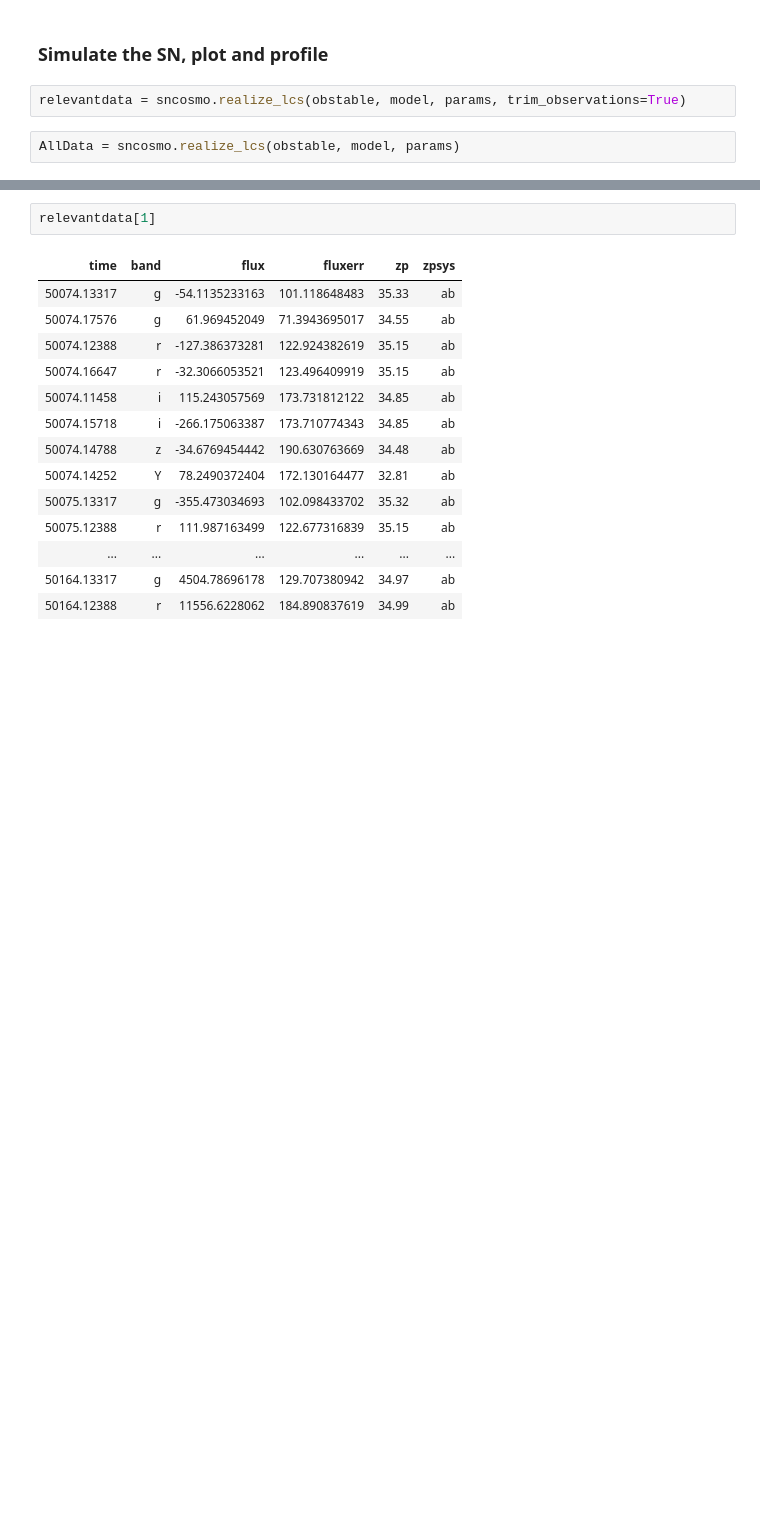
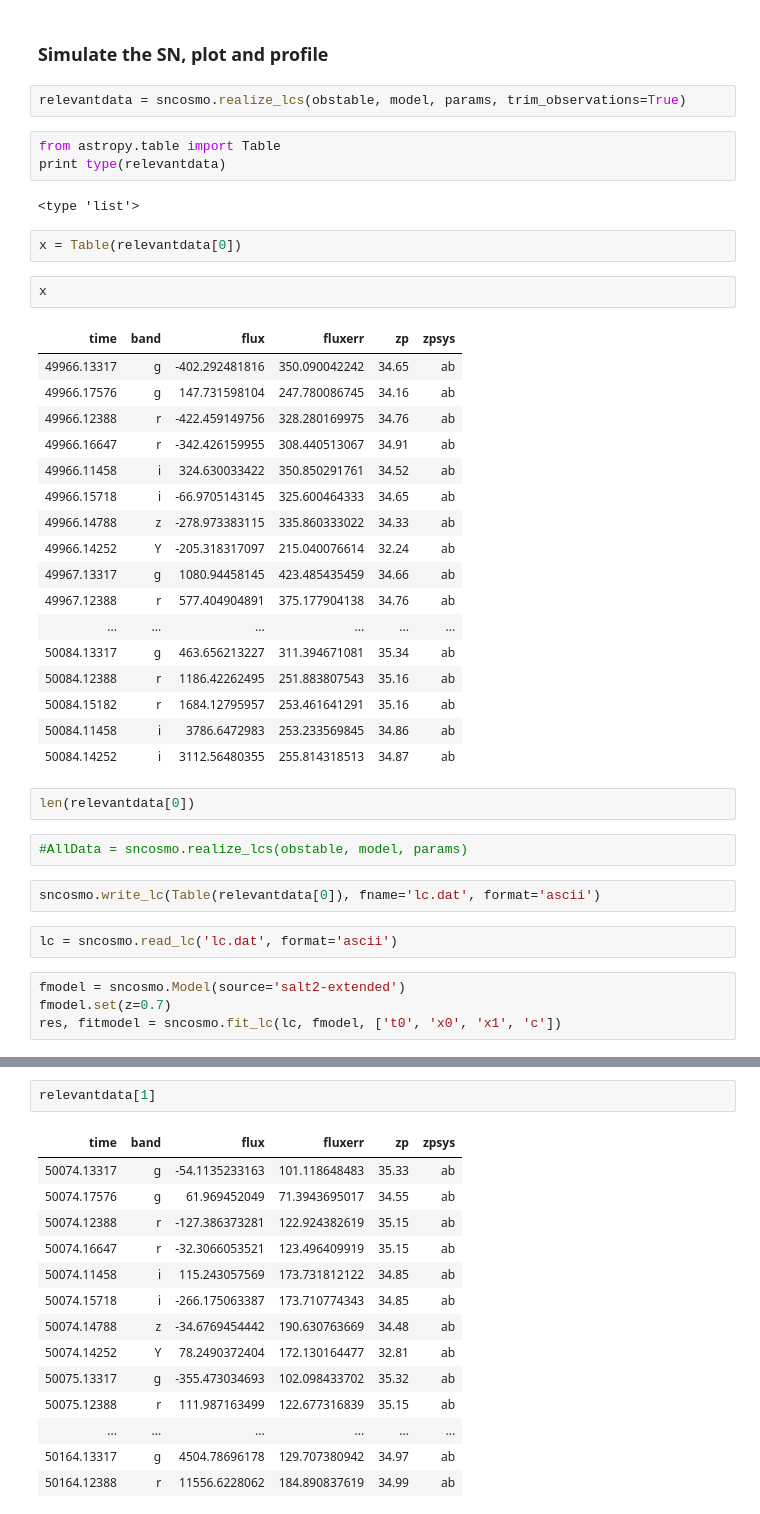
Before and after one commit to rbiswas4/lsstpipeline, a Jupyter notebook: realize_lcs.ipynb, the cells around one changed output, grey strips where cells are left out. Drawn from its saved outputs; the diff is of its cells as text; blank space fills up the shorter version.

```diff
--- a/realize_lcs.ipynb
+++ b/realize_lcs.ipynb
@@ -120,6 +120,43 @@ obstable
 ### Simulate the SN, plot and profile
 # %%
 relevantdata = sncosmo.realize_lcs(obstable, model, params, trim_observations=True)
+# %%
+from astropy.table import Table
+print type(relevantdata)
+# %% [output]
+<type 'list'>
+# %%
+x = Table(relevantdata[0])
+# %%
+x
+# %% [output]
+| time | band | flux | fluxerr | zp | zpsys |
+| 49966.13317 | g | -402.292481816 | 350.090042242 | 34.65 | ab |
+| 49966.17576 | g | 147.731598104 | 247.780086745 | 34.16 | ab |
+| 49966.12388 | r | -422.459149756 | 328.280169975 | 34.76 | ab |
+| 49966.16647 | r | -342.426159955 | 308.440513067 | 34.91 | ab |
+| 49966.11458 | i | 324.630033422 | 350.850291761 | 34.52 | ab |
+| 49966.15718 | i | -66.9705143145 | 325.600464333 | 34.65 | ab |
+| 49966.14788 | z | -278.973383115 | 335.860333022 | 34.33 | ab |
+| 49966.14252 | Y | -205.318317097 | 215.040076614 | 32.24 | ab |
+| 49967.13317 | g | 1080.94458145 | 423.485435459 | 34.66 | ab |
+| 49967.12388 | r | 577.404904891 | 375.177904138 | 34.76 | ab |
+| ... | ... | ... | ... | ... | ... |
+| 50084.13317 | g | 463.656213227 | 311.394671081 | 35.34 | ab |
+| 50084.12388 | r | 1186.42262495 | 251.883807543 | 35.16 | ab |
+| 50084.15182 | r | 1684.12795957 | 253.461641291 | 35.16 | ab |
+| 50084.11458 | i | 3786.6472983 | 253.233569845 | 34.86 | ab |
+| 50084.14252 | i | 3112.56480355 | 255.814318513 | 34.87 | ab |
+# %%
+len(relevantdata[0])
 # %%
-AllData = sncosmo.realize_lcs(obstable, model, params)
+#AllData = sncosmo.realize_lcs(obstable, model, params)
+# %%
+sncosmo.write_lc(Table(relevantdata[0]), fname='lc.dat', format='ascii')
+# %%
+lc = sncosmo.read_lc('lc.dat', format='ascii')
+# %%
+fmodel = sncosmo.Model(source='salt2-extended')
+fmodel.set(z=0.7)
+res, fitmodel = sncosmo.fit_lc(lc, fmodel, ['t0', 'x0', 'x1', 'c'])
 # %%
```
Also changed, not shown: parts of 7 cells of this notebook, 4 other files.
